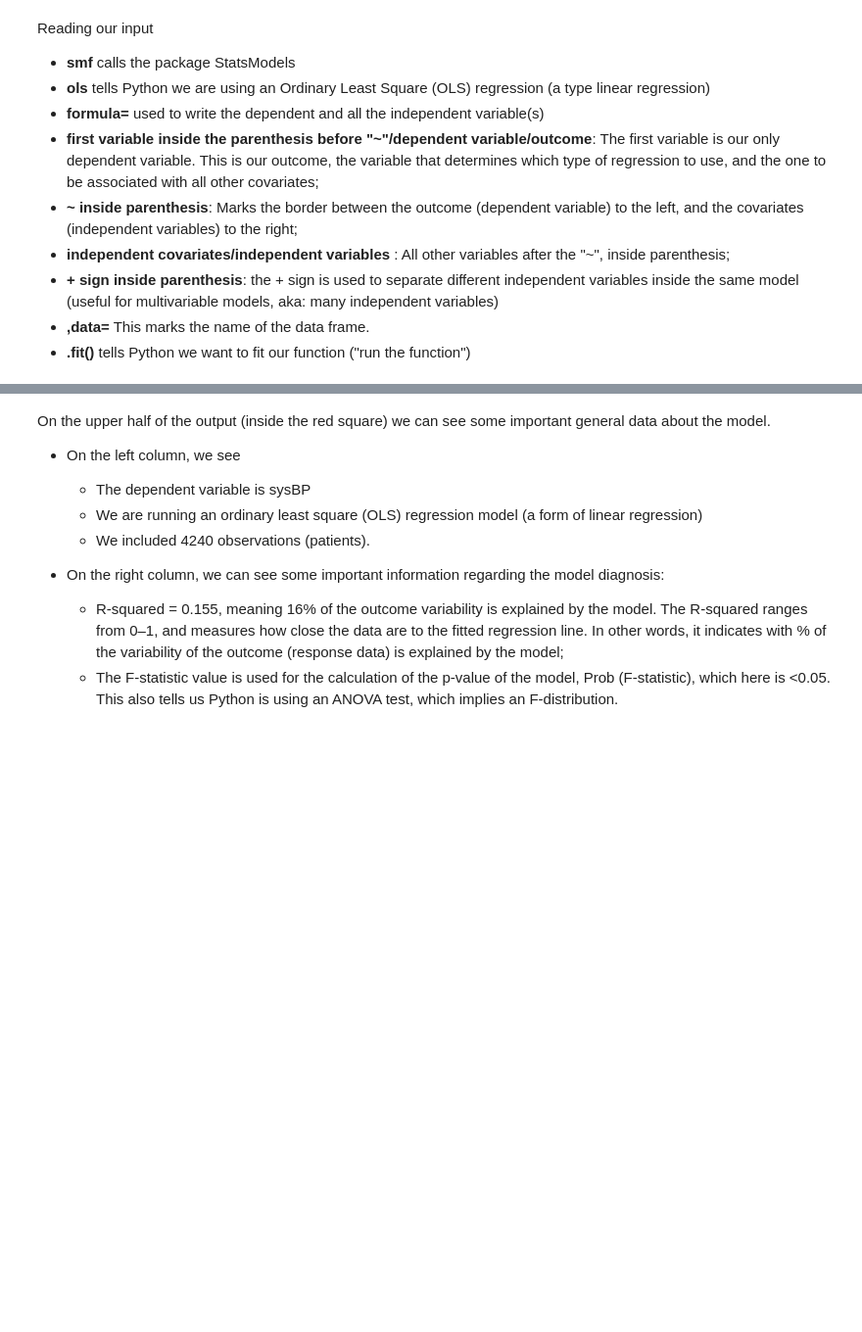
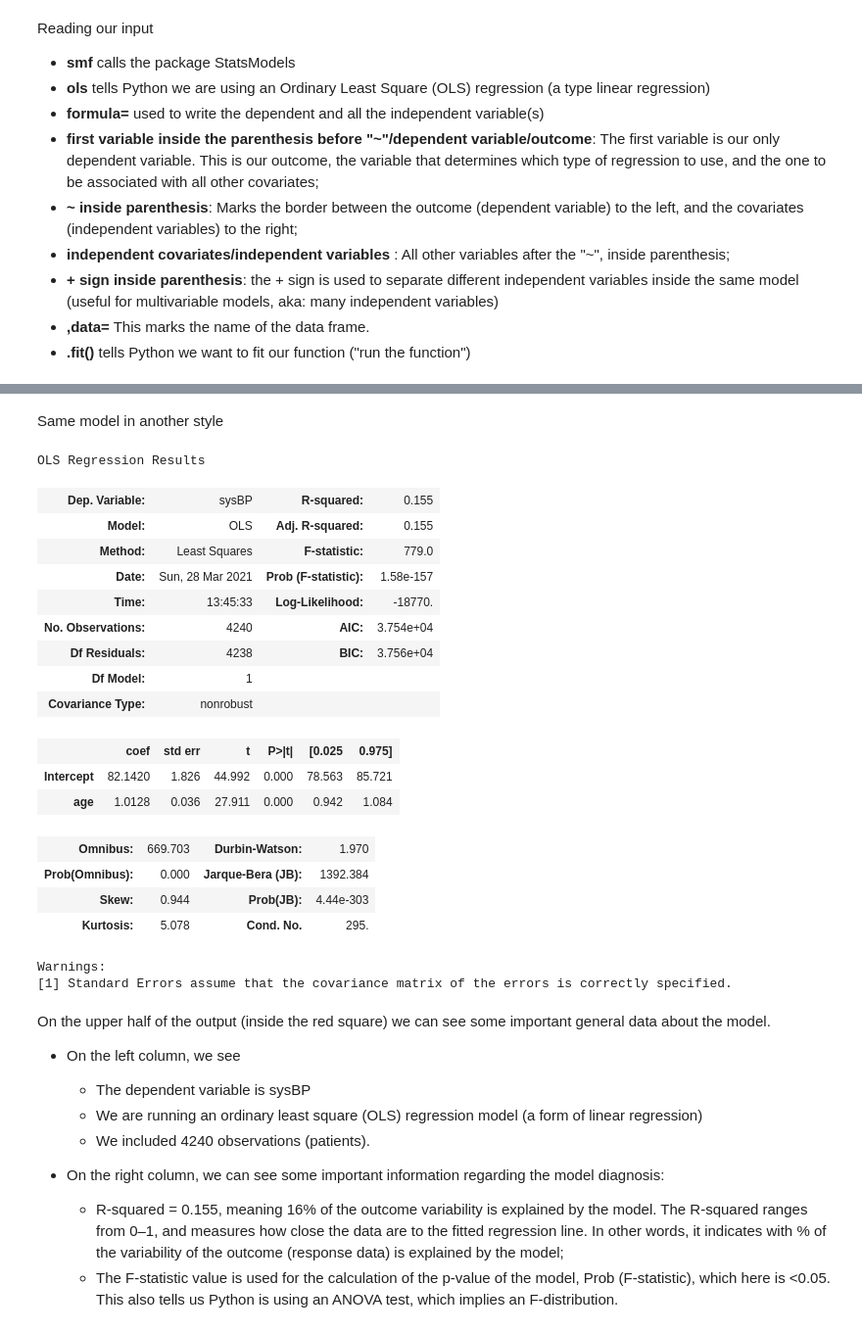
Before and after one commit to RM-Santiago/framingham, a Jupyter notebook: Linear regression with Python and StatsModels.ipynb, the cells around one changed output, grey strips where cells are left out. Shown at 98% size. Cells and saved outputs as stored; diff of their text form; code cells hidden in the pictures; blank space fills up the shorter version.

```diff
--- a/Linear regression with Python and StatsModels.ipynb
+++ b/Linear regression with Python and StatsModels.ipynb
@@ -130,6 +130,30 @@ Covariance Type:            nonrobust
 
 Warnings:
 [1] Standard Errors assume that the covariance matrix of the errors is correctly specified.
+# %% [markdown]
+Same model in another style
+# %%
+model1.summary()
+# %% [output]
+OLS Regression Results
+| Dep. Variable: | sysBP | R-squared: | 0.155 |
+| Model: | OLS | Adj. R-squared: | 0.155 |
+| Method: | Least Squares | F-statistic: | 779.0 |
+| Date: | Sun, 28 Mar 2021 | Prob (F-statistic): | 1.58e-157 |
+| Time: | 13:45:33 | Log-Likelihood: | -18770. |
+| No. Observations: | 4240 | AIC: | 3.754e+04 |
+| Df Residuals: | 4238 | BIC: | 3.756e+04 |
+| Df Model: | 1 |  |  |
+| Covariance Type: | nonrobust |  |  |
+|  | coef | std err | t | P>|t| | [0.025 | 0.975] |
+| Intercept | 82.1420 | 1.826 | 44.992 | 0.000 | 78.563 | 85.721 |
+| age | 1.0128 | 0.036 | 27.911 | 0.000 | 0.942 | 1.084 |
+| Omnibus: | 669.703 | Durbin-Watson: | 1.970 |
+| Prob(Omnibus): | 0.000 | Jarque-Bera (JB): | 1392.384 |
+| Skew: | 0.944 | Prob(JB): | 4.44e-303 |
+| Kurtosis: | 5.078 | Cond. No. | 295. |
+Warnings:
+[1] Standard Errors assume that the covariance matrix of the errors is correctly specified.
 # %% [markdown]
 On the upper half of the output (inside the red square) we can see some important general data about the model.
 
```
Also changed, not shown: parts of 5 cells of this notebook, 1 other file.
